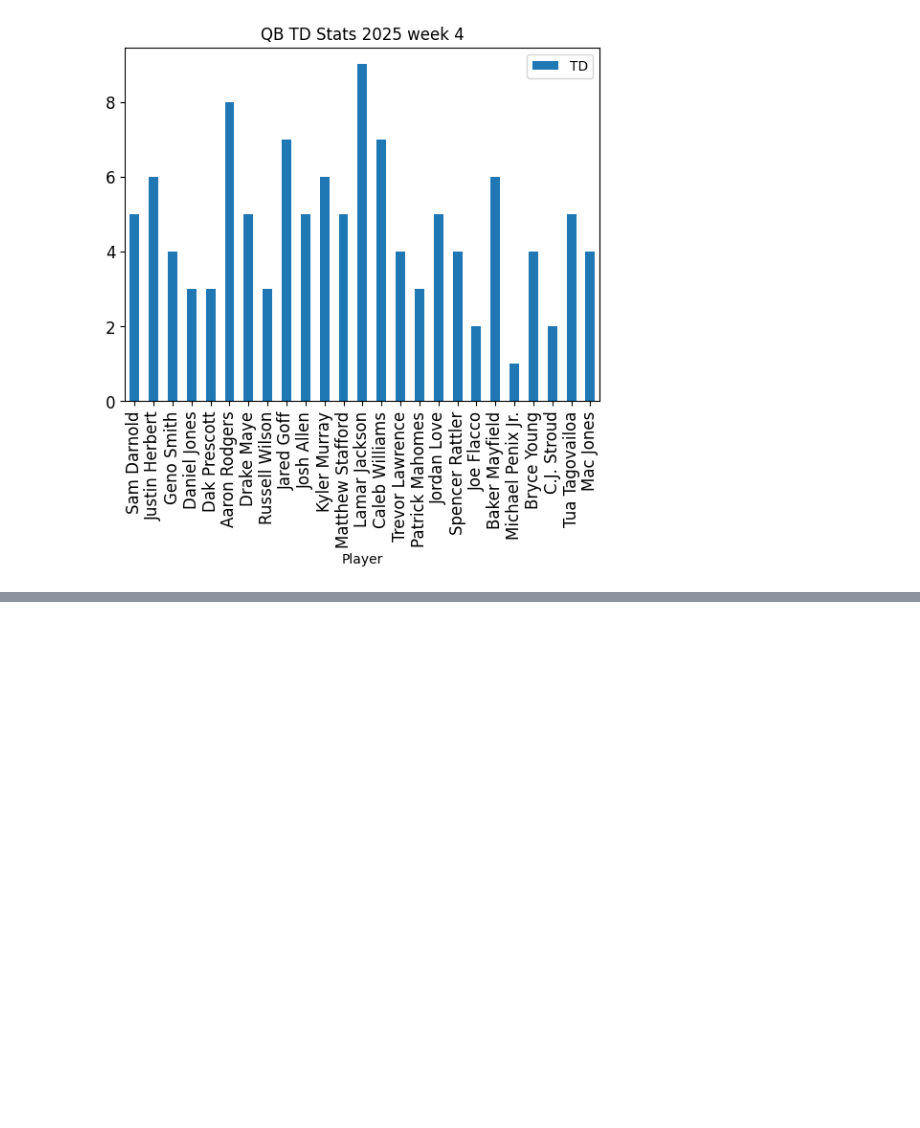
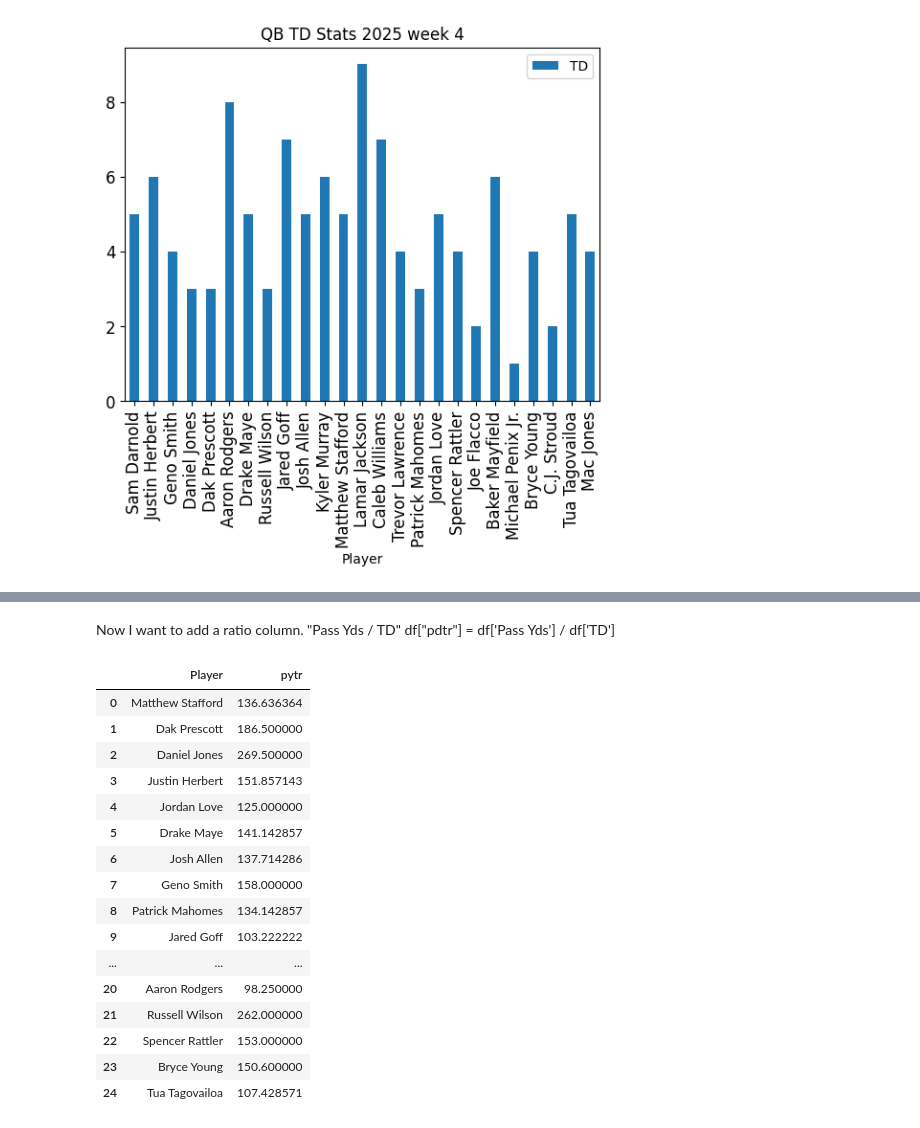
Before and after one commit to coconut808/Data-Exploration, a Jupyter notebook: nfl/plotting_practice.ipynb, the cells around one changed output, grey strips where cells are left out. Saved outputs shown, nothing was run; the diff lists cells and outputs as text; code cells hidden in the pictures; blank space fills up the shorter version.

```diff
--- a/nfl/plotting_practice.ipynb
+++ b/nfl/plotting_practice.ipynb
@@ -140,0 +141,24 @@ df[['Player', 'Pass Yds', 'TD']].sort_values(by='Pass Yds', ascending=False).hea
+# %% [markdown]
+Now I want to add a ratio column. "Pass Yds / TD"
+df["pdtr"] = df['Pass Yds'] / df['TD']
+# %%
+df["pytr"] = df['Pass Yds'] / df['TD']
+df[['Player', 'pytr']].sort_values(by='pytr', ascending=False).head(5)
+# %% [output]
+|  | Player | pytr |
+| 0 | Matthew Stafford | 136.636364 |
+| 1 | Dak Prescott | 186.500000 |
+| 2 | Daniel Jones | 269.500000 |
+| 3 | Justin Herbert | 151.857143 |
+| 4 | Jordan Love | 125.000000 |
+| 5 | Drake Maye | 141.142857 |
+| 6 | Josh Allen | 137.714286 |
+| 7 | Geno Smith | 158.000000 |
+| 8 | Patrick Mahomes | 134.142857 |
+| 9 | Jared Goff | 103.222222 |
+| ... | ... | ... |
+| 20 | Aaron Rodgers | 98.250000 |
+| 21 | Russell Wilson | 262.000000 |
+| 22 | Spencer Rattler | 153.000000 |
+| 23 | Bryce Young | 150.600000 |
+| 24 | Tua Tagovailoa | 107.428571 |
```
Also changed, not shown: parts of 3 cells of this notebook, 2 other files.
